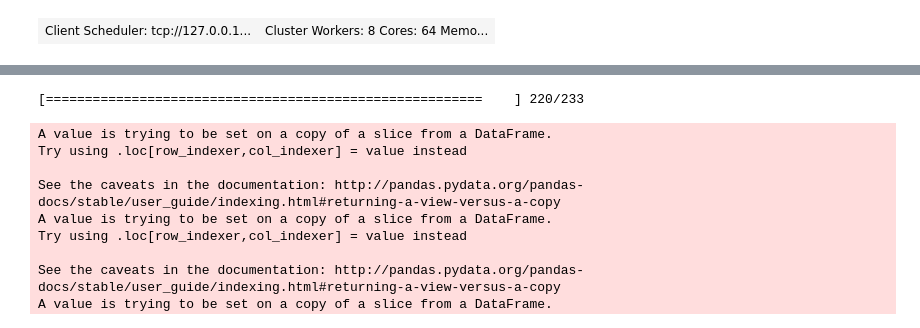
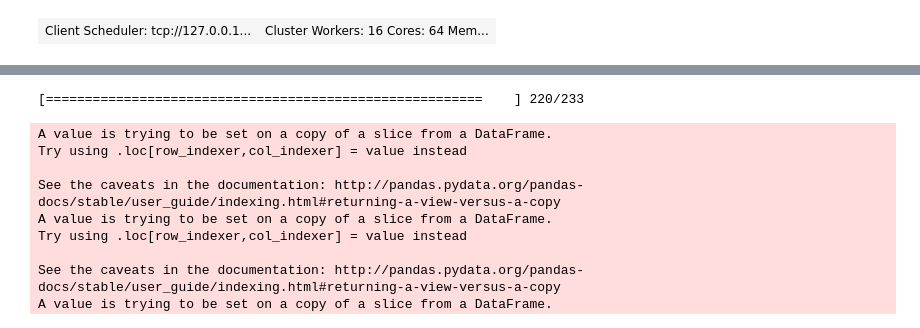
Before and after one commit to mjyb16/DESI_clusters_dumping_ground, a Jupyter notebook: DESI_Looped.ipynb, the cells around one changed output, grey strips where cells are left out. Cells and saved outputs as stored; diff of their text form; code cells hidden in the pictures.

```diff
--- a/DESI_Looped.ipynb
+++ b/DESI_Looped.ipynb
@@ -11,9 +11,9 @@ import scipy
 import pickle
 import dask
 # %%
-from dask.distributed import Client
-
-client = Client()
+from dask.distributed import Client, LocalCluster
+cluster = LocalCluster(n_workers = 16)
+client = Client(cluster)
 client
 # %% [output]
-| Client Scheduler: tcp://127.0.0.1... | Cluster Workers: 8 Cores: 64 Memo... |
+| Client Scheduler: tcp://127.0.0.1... | Cluster Workers: 16 Cores: 64 Mem... |
```
Also changed, not shown: parts of 8 cells of this notebook, 35 other files.
